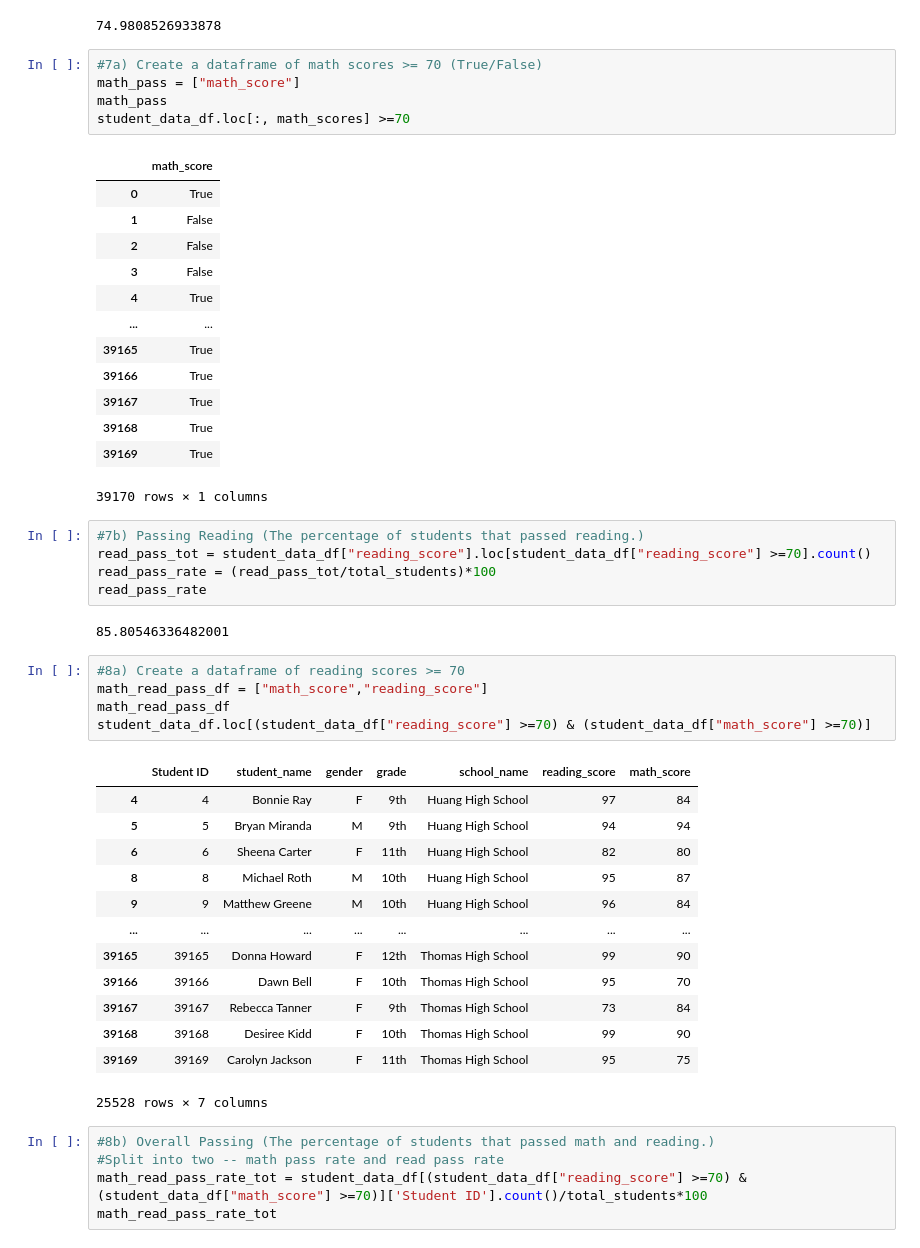
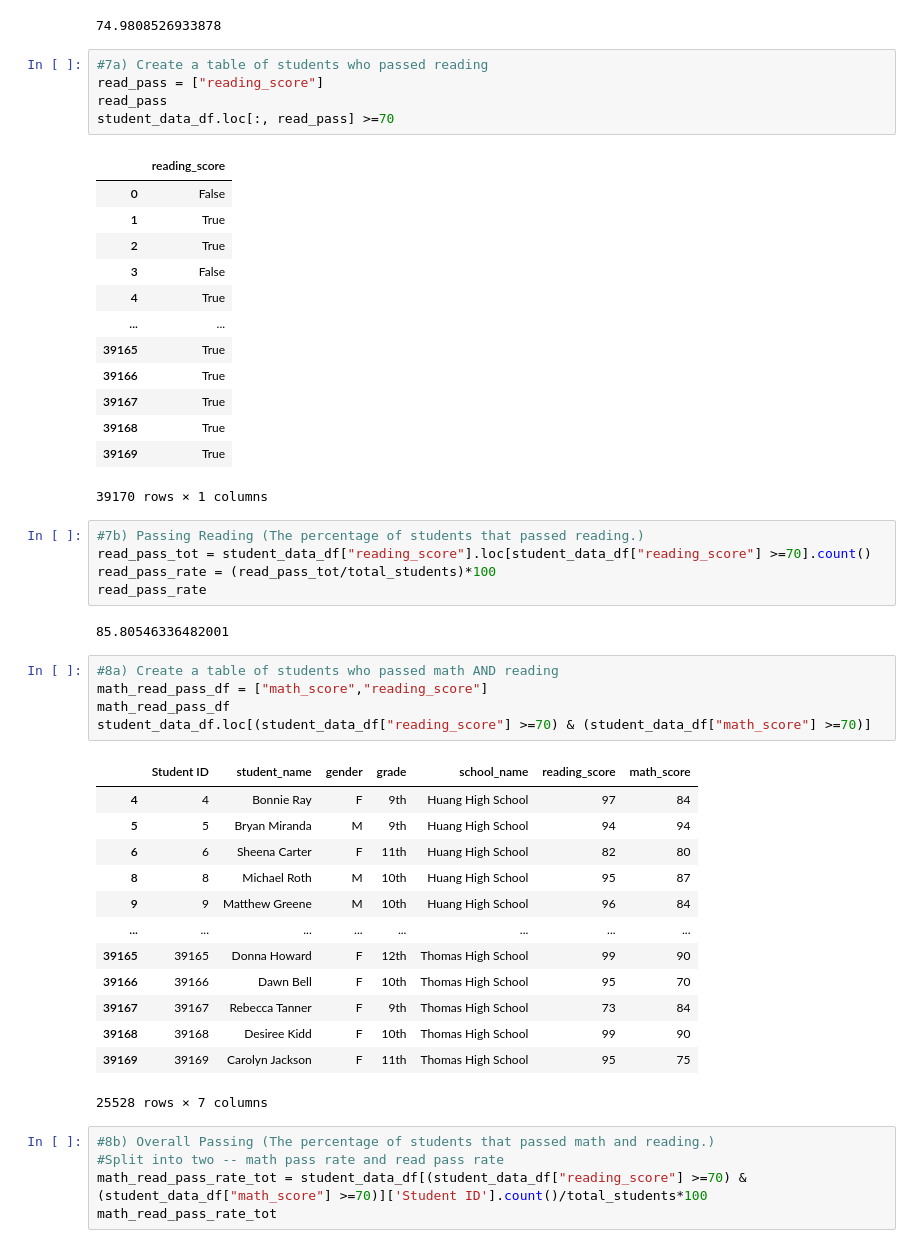
Before and after one commit to olivedisaster/pandas-challenge, a Jupyter notebook: PySchoolList.ipynb, the cells around one changed output. Drawn from its saved outputs; the diff is of its cells as text.

```diff
--- a/PySchoolList.ipynb
+++ b/PySchoolList.ipynb
@@ -188,15 +188,15 @@ math_pass_rate
 # %% [output]
 74.9808526933878
 # %%
-#7a) Create a dataframe of math scores >= 70 (True/False)
-math_pass = ["math_score"]
-math_pass
-student_data_df.loc[:, math_scores] >=70
+#7a) Create a table of students who passed reading
+read_pass = ["reading_score"]
+read_pass
+student_data_df.loc[:, read_pass] >=70
 # %% [output]
-|  | math_score |
-| 0 | True |
-| 1 | False |
-| 2 | False |
+|  | reading_score |
+| 0 | False |
+| 1 | True |
+| 2 | True |
 | 3 | False |
 | 4 | True |
 | ... | ... |
@@ -214,7 +214,7 @@ read_pass_rate
 # %% [output]
 85.80546336482001
 # %%
-#8a) Create a dataframe of reading scores >= 70
+#8a) Create a table of students who passed math AND reading
 math_read_pass_df = ["math_score","reading_score"]
 math_read_pass_df
 student_data_df.loc[(student_data_df["reading_score"] >=70) & (student_data_df["math_score"] >=70)]
```
Also changed, not shown: parts of 18 cells of this notebook.
